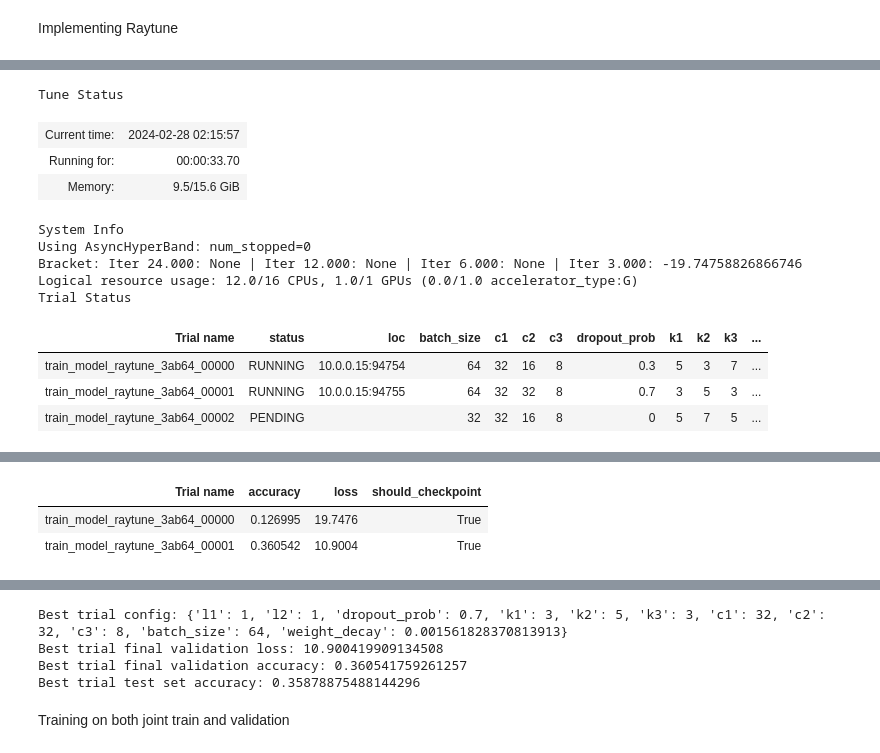
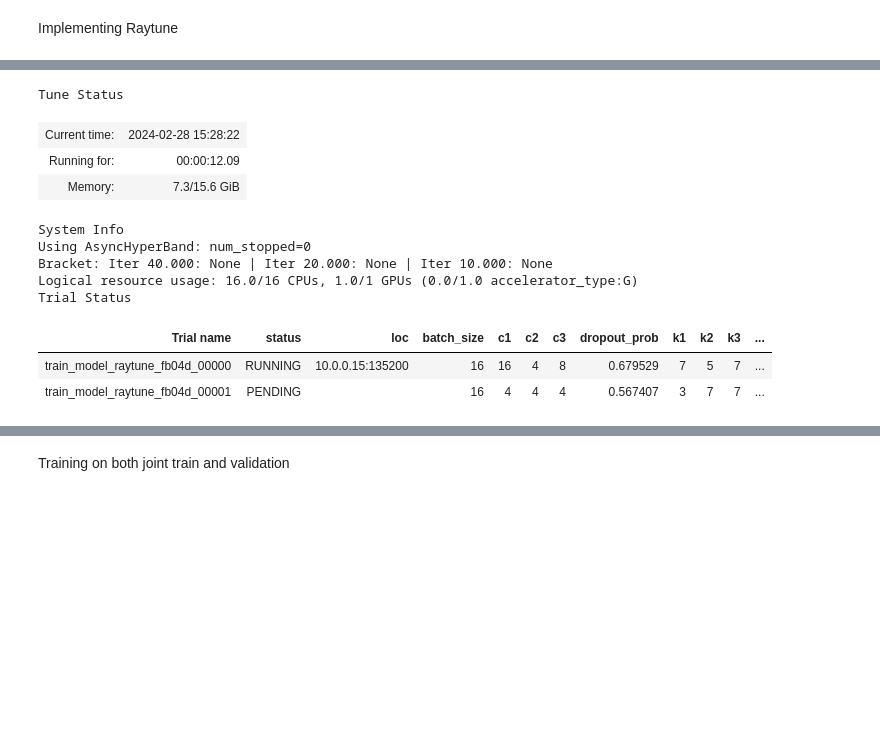
Before and after one commit to jamiemilsom/Deep_Learning_MSc, a Jupyter notebook: Kaggle/PSSM_Profiles/pssm.ipynb, the cells around one changed output, grey strips where cells are left out. Drawn from its saved outputs; the diff is of its cells as text; code cells hidden in the pictures; blank space fills up the shorter version.

Commit message:
added raytune support

```diff
--- a/Kaggle/PSSM_Profiles/pssm.ipynb
+++ b/Kaggle/PSSM_Profiles/pssm.ipynb
@@ -319,7 +341,7 @@ max_sequence_length = 1733
 pssm_input_channels = 20
 
 class ProteinStructurePredictor(nn.Module):
-    def __init__(self,dropout_prob,k1,k2,k3,l1,l2,c1,c2,c3,num_classes,max_sequence_length=max_sequence_length): # k = kernel sizes, c = channels,l = linear layers
+    def __init__(self,dropout_prob,k1,k2,k3,l1,c1,c2,c3,num_classes,max_sequence_length=max_sequence_length): # k = kernel sizes, c = channels,l = linear layers
         super(ProteinStructurePredictor, self).__init__()
         self.conv_layers = nn.Sequential(
             nn.Conv1d(in_channels=pssm_input_channels, out_channels=c1, kernel_size=k1, padding=((k1-1)//2)), # written long hand first time to help me remeber the order of the arguments
@@ -340,9 +362,7 @@ class ProteinStructurePredictor(nn.Module):
             nn.Linear(c3 * max_sequence_length, l1 * max_sequence_length),
             nn.ReLU(),
             nn.Dropout(dropout_prob),
-            nn.Linear(l1 * max_sequence_length, l2 * max_sequence_length),
-            nn.ReLU(),
-            nn.Linear(l2 * max_sequence_length, num_classes * max_sequence_length),
+            nn.Linear(l1 * max_sequence_length, num_classes * max_sequence_length),
         )
         self.max_seq_length = max_sequence_length
 
@@ -356,7 +376,7 @@ class ProteinStructurePredictor(nn.Module):
         #x = F.softmax(x, dim=1)
         return x
 
-model = ProteinStructurePredictor(dropout_prob=dropout_prob,k1=7,k2=5,k3=3,l1=6,l2=4,c1=32,c2=16,c3=4,num_classes=num_classes)
+model = ProteinStructurePredictor(dropout_prob=dropout_prob,k1=7,k2=5,k3=3,l1=6,c1=4,c2=4,c3=4,num_classes=num_classes)
 loss_fn = nn.CrossEntropyLoss()
 optimizer_conv = torch.optim.Adam(model.parameters(), weight_decay=weight_decay)
 
@@ -484,6 +504,6 @@ print(context.dashboard_url)
 # %%
 def train_model_raytune(config):
-    model = ProteinStructurePredictor(dropout_prob=config["dropout_prob"],k1=config["k1"],k2=config["k2"],k3=config["k3"],l1=config["l1"],l2=config["l2"],c1=config["c1"],c2=config["c2"],c3=config["c3"],num_classes=4)
+    model = ProteinStructurePredictor(dropout_prob=config["dropout_prob"],k1=config["k1"],k2=config["k2"],k3=config["k3"],l1=config["l1"],c1=config["c1"],c2=config["c2"],c3=config["c3"],num_classes=4)
 
     device = "cpu"
     if torch.cuda.is_available():
@@ -609,42 +629,41 @@ def test_accuracy(model, device=device):
 def main(num_samples=10, max_num_epochs=10, gpus_per_trial=1):
 
     config = {
-        "l1": tune.choice([2,1]),
-        "l2": tune.choice([2,1]),
-        "dropout_prob": tune.choice([0, 0.3, 0.7]),
+        "l1": tune.choice([4,5,6]),
+        "dropout_prob": tune.uniform(0, 0.7),
         "k1": tune.choice([3, 5, 7]),
         "k2": tune.choice([3, 5, 7]),
         "k3": tune.choice([3, 5, 7]),
-        "c1": tune.choice([32, 64]),
-        "c2": tune.choice([16, 32]),
-        "c3": tune.choice([4, 8]),
-        "batch_size": tune.choice([32, 64]),
+        "c1": tune.choice([4, 8, 16]),
+        "c2": tune.choice([4, 8, 16]),
+        "c3": tune.choice([4, 8, 16]),
+        "batch_size": tune.choice([16]),
         "weight_decay": tune.loguniform(1e-4, 1e-1),
     }
     scheduler = ASHAScheduler(
-        metric="loss",
-        mode="min",
+        metric="accuracy",
+        mode="max",
         max_t=max_num_epochs,
-        grace_period=3,
+        grace_period=10,
         reduction_factor=2,
     )
 
     result = tune.run(
         train_model_raytune,
-        resources_per_trial={"cpu": 6, "gpu": gpus_per_trial},
+        resources_per_trial={"cpu": 16, "gpu": gpus_per_trial},
         config=config,
         num_samples=num_samples,
         scheduler=scheduler,
-        max_concurrent_trials=3,
+        max_concurrent_trials=2,
     )
 
 
-    best_trial = result.get_best_trial("loss", "min", "last")
+    best_trial = result.get_best_trial("accuracy", "max", "last")
     print(f"Best trial config: {best_trial.config}")
     print(f"Best trial final validation loss: {best_trial.last_result['loss']}")
     print(f"Best trial final validation accuracy: {best_trial.last_result['accuracy']}")
 
-    best_trained_model = ProteinStructurePredictor(best_trial.config["dropout_prob"],best_trial.config["k1"],best_trial.config["k2"],best_trial.config["k3"],best_trial.config["l1"],best_trial.config["l2"],best_trial.config["c1"],best_trial.config["c2"],best_trial.config["c3"],num_classes=4)
+    best_trained_model = ProteinStructurePredictor(best_trial.config["dropout_prob"],best_trial.config["k1"],best_trial.config["k2"],best_trial.config["k3"],best_trial.config["l1"],best_trial.config["c1"],best_trial.config["c2"],best_trial.config["c3"],num_classes=4)
     device = "cpu"
     if torch.cuda.is_available():
         device = "cuda:0"
@@ -665,6 +684,6 @@ def main(num_samples=10, max_num_epochs=10, gpus_per_trial=1):
 
 
 if __name__ == "__main__":
-    # You can change the number of GPUs per trial here:
-    main(num_samples=10, max_num_epochs=40, gpus_per_trial=0.5)
+
+    main(num_samples=10, max_num_epochs=50, gpus_per_trial=1)
 # %% [output]
@@ -672,13 +691,12 @@ if __name__ == "__main__":
 Tune Status
-| Current time: | 2024-02-28 02:15:57 |
-| Running for: | 00:00:33.70 |
-| Memory: | 9.5/15.6 GiB |
+| Current time: | 2024-02-28 15:28:22 |
+| Running for: | 00:00:12.09 |
+| Memory: | 7.3/15.6 GiB |
 System Info
 Using AsyncHyperBand: num_stopped=0
-Bracket: Iter 24.000: None | Iter 12.000: None | Iter 6.000: None | Iter 3.000: -19.74758826866746
-Logical resource usage: 12.0/16 CPUs, 1.0/1 GPUs (0.0/1.0 accelerator_type:G)
+Bracket: Iter 40.000: None | Iter 20.000: None | Iter 10.000: None
+Logical resource usage: 16.0/16 CPUs, 1.0/1 GPUs (0.0/1.0 accelerator_type:G)
 Trial Status
 | Trial name | status | loc | batch_size | c1 | c2 | c3 | dropout_prob | k1 | k2 | k3 | ... |
-| train_model_raytune_3ab64_00000 | RUNNING | 10.0.0.15:94754 | 64 | 32 | 16 | 8 | 0.3 | 5 | 3 | 7 | ... |
-| train_model_raytune_3ab64_00001 | RUNNING | 10.0.0.15:94755 | 64 | 32 | 32 | 8 | 0.7 | 3 | 5 | 3 | ... |
-| train_model_raytune_3ab64_00002 | PENDING |  | 32 | 32 | 16 | 8 | 0 | 5 | 7 | 5 | ... |
+| train_model_raytune_fb04d_00000 | RUNNING | 10.0.0.15:135200 | 16 | 16 | 4 | 8 | 0.679529 | 7 | 5 | 7 | ... |
+| train_model_raytune_fb04d_00001 | PENDING |  | 16 | 4 | 4 | 4 | 0.567407 | 3 | 7 | 7 | ... |
@@ -686,3 +709,0 @@ Trial Progress
-| Trial name | accuracy | loss | should_checkpoint |
-| train_model_raytune_3ab64_00000 | 0.126995 | 19.7476 | True |
-| train_model_raytune_3ab64_00001 | 0.360542 | 10.9004 | True |
@@ -695,7 +711,3 @@ Resume experiment with: tune.run(..., resume=True)
-Best trial config: {'l1': 1, 'l2': 1, 'dropout_prob': 0.7, 'k1': 3, 'k2': 5, 'k3': 3, 'c1': 32, 'c2': 32, 'c3': 8, 'batch_size': 64, 'weight_decay': 0.001561828370813913}
-Best trial final validation loss: 10.900419909134508
-Best trial final validation accuracy: 0.360541759261257
-Best trial test set accuracy: 0.35878875488144296
 # %% [markdown]
 Training on both joint train and validation
 # %%
```
Also changed, not shown: parts of 7 cells of this notebook.
